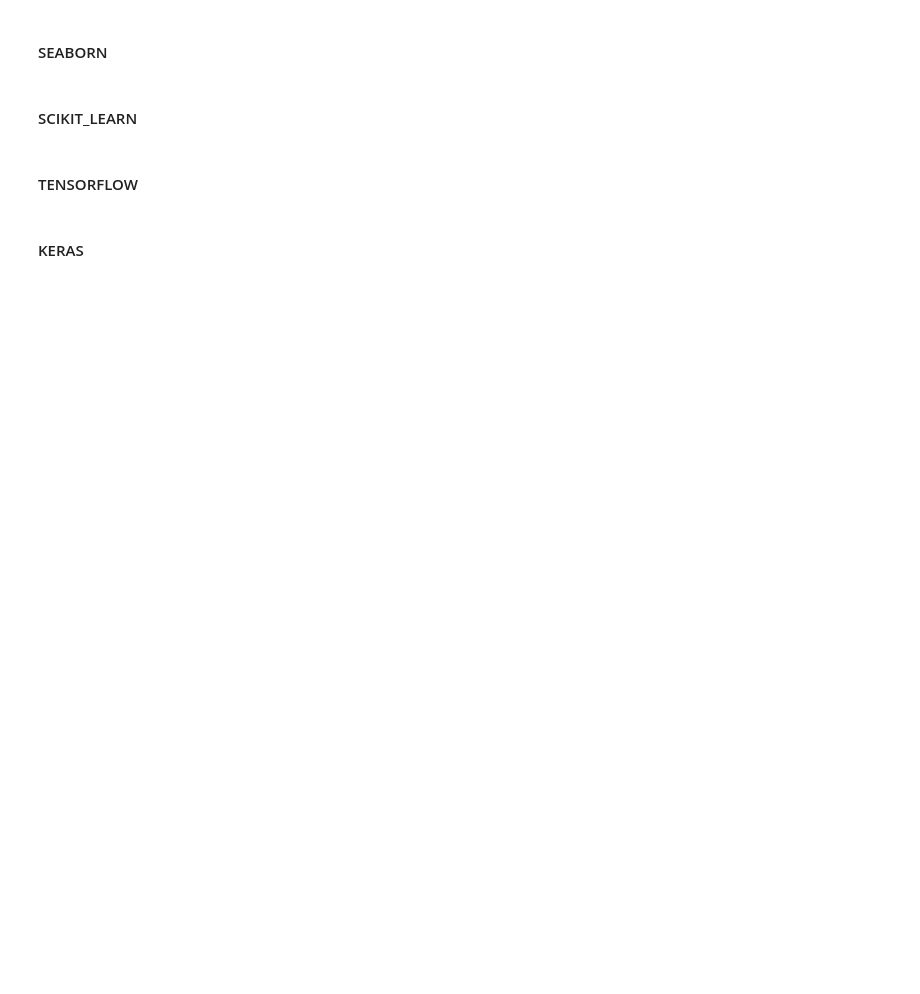
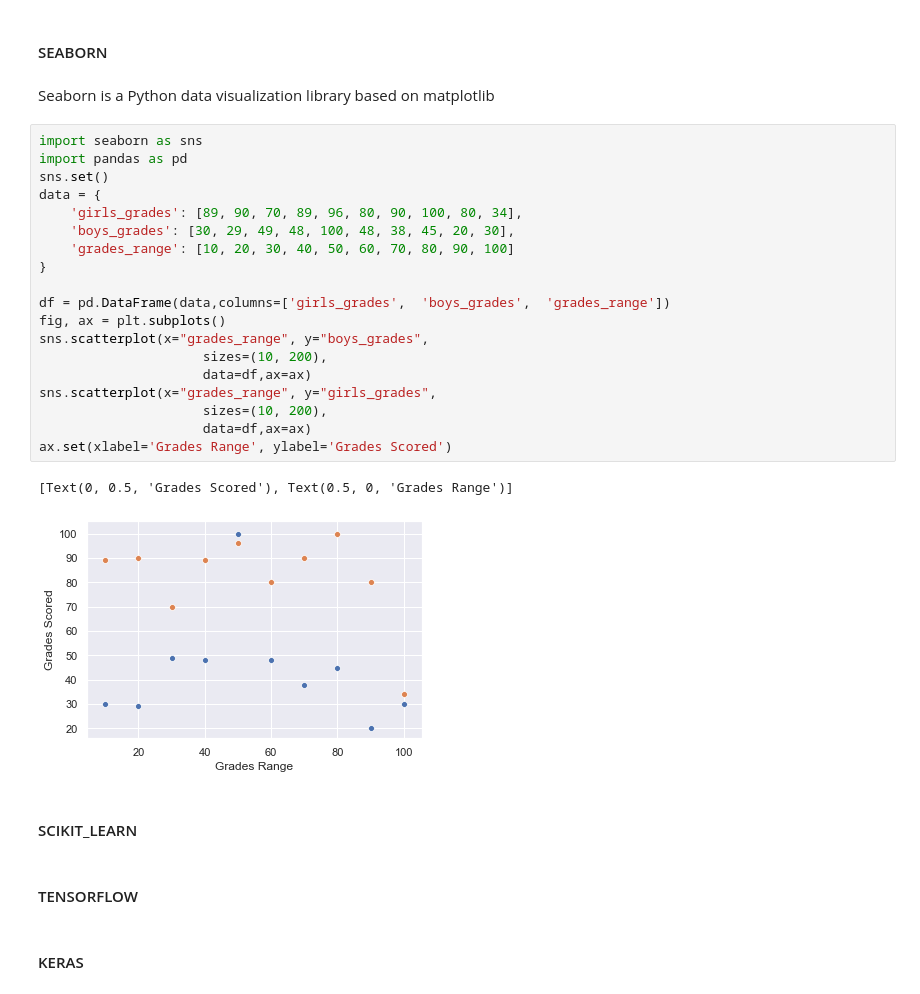
Before and after one commit to mramprasad007/ml-notebook, a Jupyter notebook: ml-concepts.ipynb, the cells around one changed output. Drawn from its saved outputs; the diff is of its cells as text; blank space fills up the shorter version.

```diff
--- a/ml-concepts.ipynb
+++ b/ml-concepts.ipynb
@@ -58,5 +75,29 @@ Country    Capital  Population
 # %% [markdown]
 #### SEABORN
+# %% [markdown]
+Seaborn is a Python data visualization library based on matplotlib
+# %%
+import seaborn as sns
+import pandas as pd
+sns.set()
+data = {
+    'girls_grades': [89, 90, 70, 89, 96, 80, 90, 100, 80, 34],
+    'boys_grades': [30, 29, 49, 48, 100, 48, 38, 45, 20, 30],
+    'grades_range': [10, 20, 30, 40, 50, 60, 70, 80, 90, 100]
+}
+
+df = pd.DataFrame(data,columns=['girls_grades',  'boys_grades',  'grades_range'])
+fig, ax = plt.subplots()
+sns.scatterplot(x="grades_range", y="boys_grades",
+                     sizes=(10, 200),
+                     data=df,ax=ax)
+sns.scatterplot(x="grades_range", y="girls_grades",
+                     sizes=(10, 200),
+                     data=df,ax=ax)
+ax.set(xlabel='Grades Range', ylabel='Grades Scored')
+# %% [output]
+[Text(0, 0.5, 'Grades Scored'), Text(0.5, 0, 'Grades Range')]
+[figure, added]
 # %% [markdown]
 #### SCIKIT_LEARN
 # %% [markdown]
```
Also changed, not shown: parts of 2 cells of this notebook.
